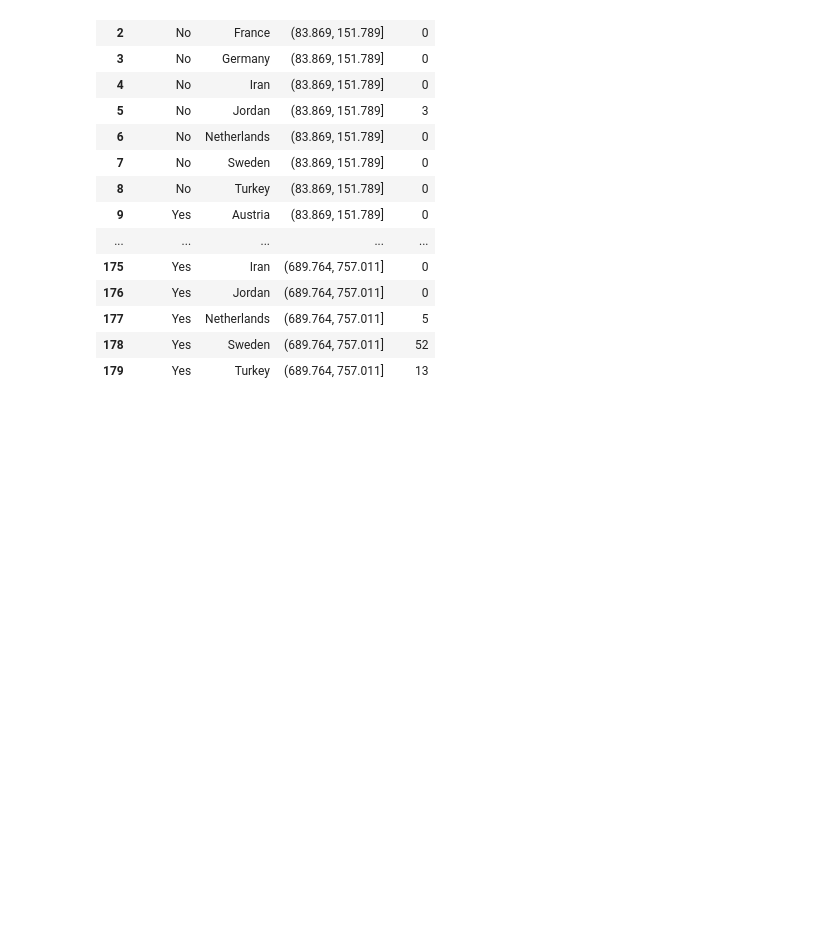
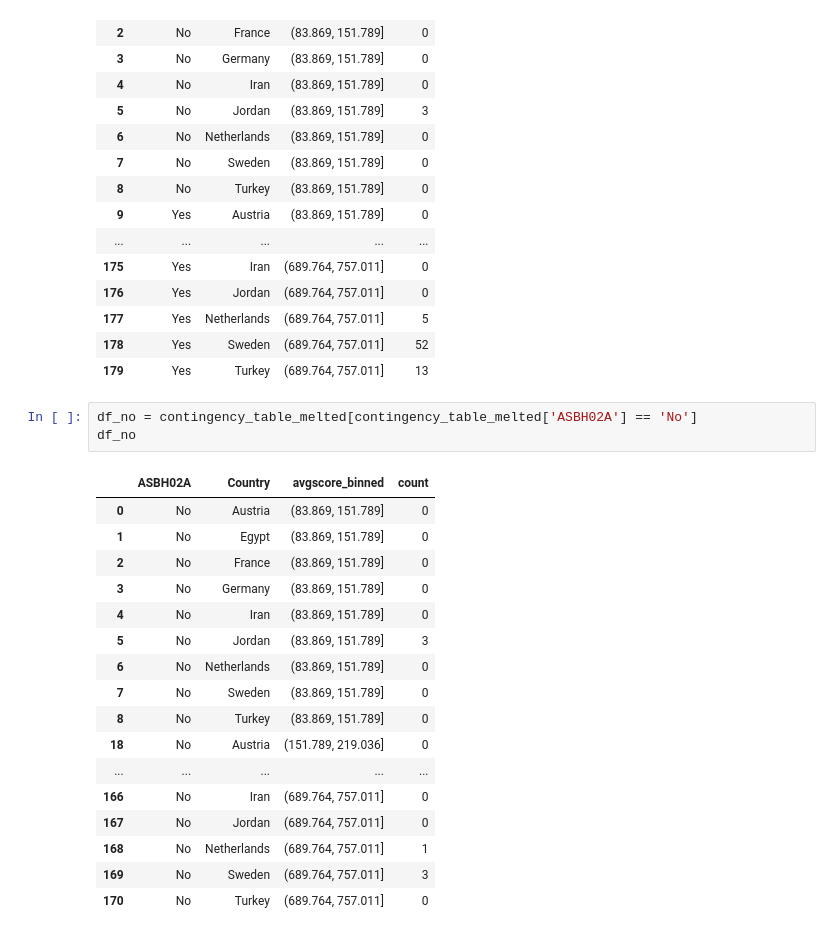
Before and after one commit to SophieESpencer/Comparison, a Jupyter notebook: 5.13 (playing) Analysis - immigrant status- adding country in the cross tab.ipynb, the cells around one changed output. Saved outputs shown, nothing was run; the diff lists cells and outputs as text; blank space fills up the shorter version.

```diff
--- a/5.13 (playing) Analysis - immigrant status- adding country in the cross tab.ipynb
+++ b/5.13 (playing) Analysis - immigrant status- adding country in the cross tab.ipynb
@@ -67,4 +67,25 @@ contingency_table_melted
 | 177 | Yes | Netherlands | (689.764, 757.011] | 5 |
 | 178 | Yes | Sweden | (689.764, 757.011] | 52 |
 | 179 | Yes | Turkey | (689.764, 757.011] | 13 |
+# %%
+df_no = contingency_table_melted[contingency_table_melted['ASBH02A'] == 'No']
+df_no
+# %% [output]
+|  | ASBH02A | Country | avgscore_binned | count |
+| 0 | No | Austria | (83.869, 151.789] | 0 |
+| 1 | No | Egypt | (83.869, 151.789] | 0 |
+| 2 | No | France | (83.869, 151.789] | 0 |
+| 3 | No | Germany | (83.869, 151.789] | 0 |
+| 4 | No | Iran | (83.869, 151.789] | 0 |
+| 5 | No | Jordan | (83.869, 151.789] | 3 |
+| 6 | No | Netherlands | (83.869, 151.789] | 0 |
+| 7 | No | Sweden | (83.869, 151.789] | 0 |
+| 8 | No | Turkey | (83.869, 151.789] | 0 |
+| 18 | No | Austria | (151.789, 219.036] | 0 |
+| ... | ... | ... | ... | ... |
+| 166 | No | Iran | (689.764, 757.011] | 0 |
+| 167 | No | Jordan | (689.764, 757.011] | 0 |
+| 168 | No | Netherlands | (689.764, 757.011] | 1 |
+| 169 | No | Sweden | (689.764, 757.011] | 3 |
+| 170 | No | Turkey | (689.764, 757.011] | 0 |
 # %%
```
Also changed, not shown: parts of 12 cells of this notebook, 1 other file.
